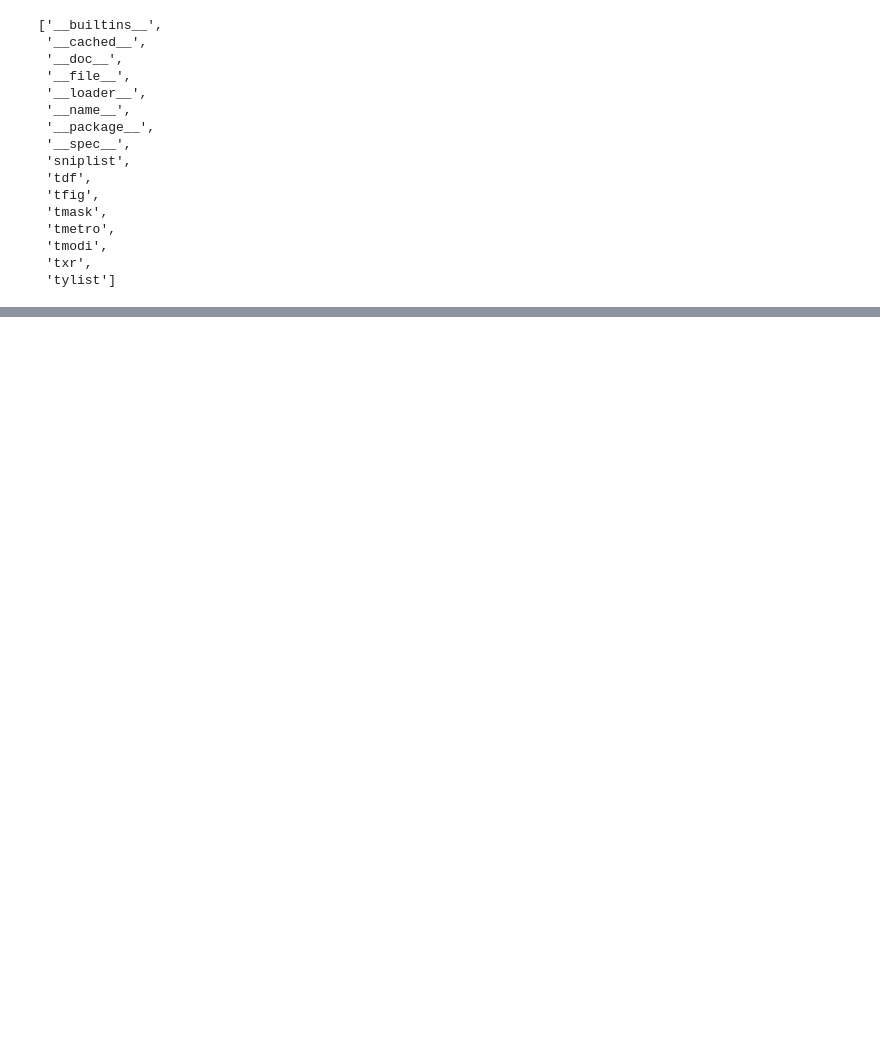
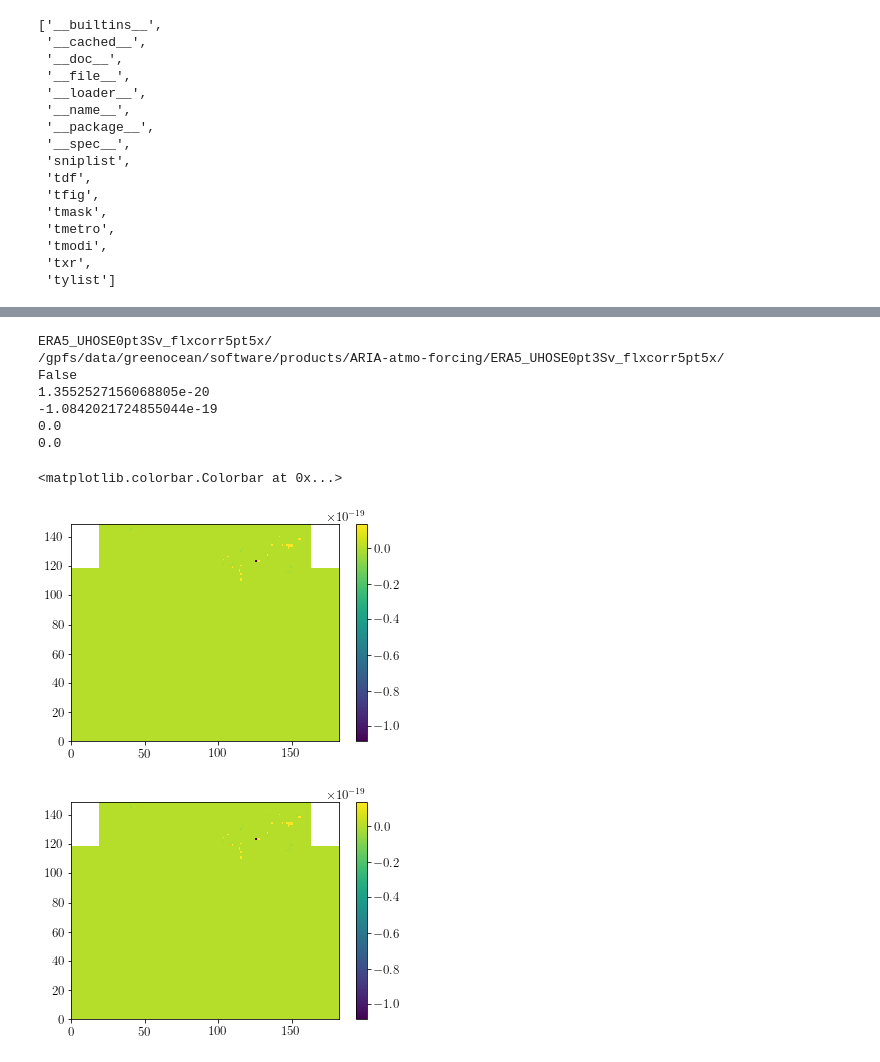
Before and after one commit to tjarnikova/AMOC-PLANKTOM, a Jupyter notebook: hosing/universal-forcing-maker.ipynb, the cells around one changed output, grey strips where cells are left out. Drawn from its saved outputs; the diff is of its cells as text; code cells hidden in the pictures; blank space fills up the shorter version.

Commit message:
universal hosing

```diff
--- a/hosing/universal-forcing-maker.ipynb
+++ b/hosing/universal-forcing-maker.ipynb
@@ -631,11 +209,0 @@ Data variables:
-# %%
-y = 1990
-n = 13
-tvar = 'prra'
-tv = 30
-w = xr.open_dataset\
-(f'/gpfs/data/greenocean/software/products/ERA5_v202303_TJ/fc_glob5pt0/era5_bulk_{n}_y{y}.nc', decode_times=False)
-w1 = xr.open_dataset\
-(f'/gpfs/data/greenocean/software/products/ERA5_v202303_TJ/fc_glob5pt0-looping1990/era5_bulk_{n}_y{y}.nc', decode_times=False)
-
-plt.pcolormesh(w1[tvar][tv,:,:] - w[tvar][tv,:,:])
@@ -660,0 +442,5 @@ plt.pcolormesh(w1.prra[tv,:,:] - w2.prra[tv,:,:])
+# %%
+flxcor = xr.open_dataset('./helper-fields/flxcorr.nc')
+hos3 = xr.open_dataset('./helper-fields/UHOSE0pt3Sv.nc')
+hos6 = xr.open_dataset('./helper-fields/UHOSE0pt6Sv.nc')
+hos3
@@ -660,0 +456,56 @@ plt.pcolormesh(w1.prra[tv,:,:] - w2.prra[tv,:,:])
+# %%
+flxcorr = 5.5
+hosing = True
+fdi = forcdir(flxcorr,False,1990,hosing,0.3)
+
+tdir = f'/gpfs/data/greenocean/software/products/ARIA-atmo-forcing/{fdi}'
+print(tdir)
+y = 1990; yr = 1990
+snowtest = xr.open_dataset(f'{tdir}/era5_bulk_14_y{y}.nc', decode_times=False)
+raintest = xr.open_dataset(f'{tdir}/era5_bulk_13_y{y}.nc', decode_times=False)
+randtest = xr.open_dataset(f'{tdir}/era5_bulk_15_y{y}.nc', decode_times=False)
+
+edir = '/gpfs/data/greenocean/software/products/ERA5_v202303_TJ/'
+snowbase = xr.open_dataset(f'{edir}/era5_bulk_14_y{y}.nc', decode_times=False)
+rainbase = xr.open_dataset(f'{edir}/era5_bulk_13_y{y}.nc', decode_times=False)
+randbase = xr.open_dataset(f'{edir}/era5_bulk_15_y{y}.nc', decode_times=False)
+
+print(is_leap_year(y))
+
+hosfact = 0
+if hosing: hosfact = 1
+        # try:  w['prra'] = w['prra'] + ((-1 * lyflx) + lyhos)
+        # except: w['prra'] = w['prra'] + ((-1 * nlyflx) + nlyhos)
+
+
+if (is_leap_year(y)):
+    fc_hos = (-1 * flxcor.lydiff.values * flxcorr) + hos3.lyhos.values * hosfact
+    fc_sno = (-1 * flxcor.lydiff.values * flxcorr) + hos3.lyhos.values * 0
+else:
+    fc_hos = (-1 * flxcor.nlydiff.values * flxcorr) + hos3.nlyhos.values * hosfact
+    fc_sno = (-1 * flxcor.nlydiff.values * flxcorr) + hos3.nlyhos.values * 0
+
+rain_test2base = (raintest.prra.values - fc_hos) - rainbase.prra.values
+snow_test2base = (snowtest.prsn.values - fc_sno) - snowbase.prsn.values
+
+print(np.nanmax(rain_test2base))
+print(np.nanmin(rain_test2base))
+print(np.nanmax(snow_test2base))
+print(np.nanmin(snow_test2base))
+plt.figure()
+q = plt.pcolormesh(rain_test2base[0,:,:])
+plt.colorbar(q)
+plt.figure()
+q = plt.pcolormesh(rain_test2base[0,:,:])
+plt.colorbar(q)
+# %% [output]
+ERA5_UHOSE0pt3Sv_flxcorr5pt5x/
+/gpfs/data/greenocean/software/products/ARIA-atmo-forcing/ERA5_UHOSE0pt3Sv_flxcorr5pt5x/
+False
+1.3552527156068805e-20
+-1.0842021724855044e-19
+0.0
+0.0
+<matplotlib.colorbar.Colorbar at 0x...>
+[figure, added]
+[figure, added]
```
Also changed, not shown: parts of 49 cells of this notebook.
